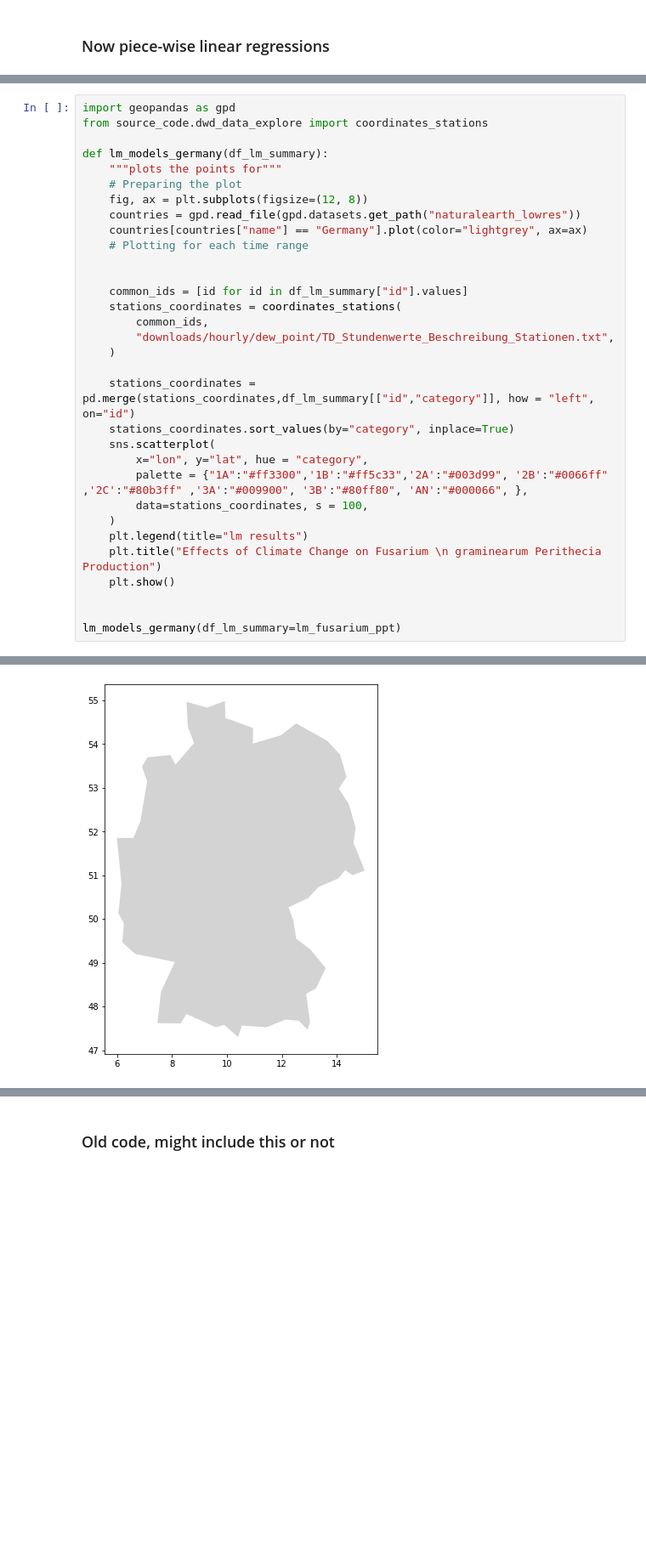
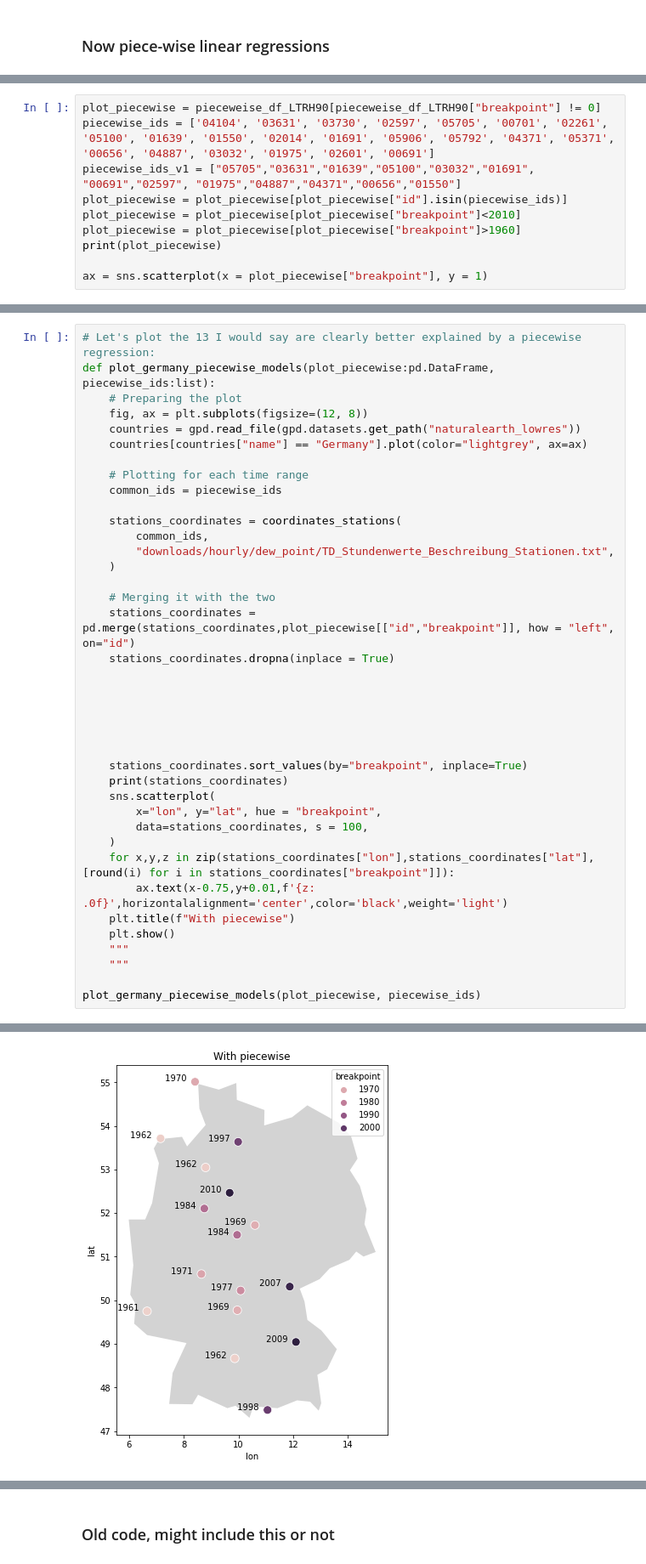
Before and after one commit to serbanradulescu/master_thesis, a Jupyter notebook: project.ipynb, the cells around one changed output, grey strips where cells are left out. Shown at 85% size. Saved outputs shown, nothing was run; the diff lists cells and outputs as text; blank space fills up the shorter version.

Commit message:
feature: progress in piecewise

```diff
--- a/project.ipynb
+++ b/project.ipynb
@@ -376,0 +505,10 @@ Davies test for existence of at least 1 breakpoint: p=0.999953 (e.g. p<0.05 mean
+# %%
+plot_piecewise = pieceweise_df_LTRH90[pieceweise_df_LTRH90["breakpoint"] != 0]
+piecewise_ids = ['04104', '03631', '03730', '02597', '05705', '00701', '02261', '05100', '01639', '01550', '02014', '01691', '05906', '05792', '04371', '05371', '00656', '04887', '03032', '01975', '02601', '00691']
+piecewise_ids_v1 = ["05705","03631","01639","05100","03032","01691", "00691","02597", "01975","04887","04371","00656","01550"]
+plot_piecewise = plot_piecewise[plot_piecewise["id"].isin(piecewise_ids)]
+plot_piecewise = plot_piecewise[plot_piecewise["breakpoint"]<2010]
+plot_piecewise = plot_piecewise[plot_piecewise["breakpoint"]>1960]
+print(plot_piecewise)
+
+ax = sns.scatterplot(x = plot_piecewise["breakpoint"], y = 1)
@@ -377,33 +538,40 @@ Davies test for existence of at least 1 breakpoint: p=0.999953 (e.g. p<0.05 mean
 # %%
-import geopandas as gpd
-from source_code.dwd_data_explore import coordinates_stations
-
-def lm_models_germany(df_lm_summary):
-    """plots the points for"""
+# Let's plot the 13 I would say are clearly better explained by a piecewise regression:
+def plot_germany_piecewise_models(plot_piecewise:pd.DataFrame, piecewise_ids:list):
     # Preparing the plot
     fig, ax = plt.subplots(figsize=(12, 8))
     countries = gpd.read_file(gpd.datasets.get_path("naturalearth_lowres"))
     countries[countries["name"] == "Germany"].plot(color="lightgrey", ax=ax)
+
     # Plotting for each time range
+    common_ids = piecewise_ids
 
-
-    common_ids = [id for id in df_lm_summary["id"].values]
     stations_coordinates = coordinates_stations(
         common_ids,
         "downloads/hourly/dew_point/TD_Stundenwerte_Beschreibung_Stationen.txt",
     )
 
-    stations_coordinates = pd.merge(stations_coordinates,df_lm_summary[["id","category"]], how = "left", on="id")
-    stations_coordinates.sort_values(by="category", inplace=True)
+    # Merging it with the two
+    stations_coordinates = pd.merge(stations_coordinates,plot_piecewise[["id","breakpoint"]], how = "left", on="id")
+    stations_coordinates.dropna(inplace = True)
+
+
+
+
+
+
+    stations_coordinates.sort_values(by="breakpoint", inplace=True)
+    print(stations_coordinates)
     sns.scatterplot(
-        x="lon", y="lat", hue = "category",
-        palette = {"1A":"#ff3300",'1B':"#ff5c33",'2A':"#003d99", '2B':"#0066ff" ,'2C':"#80b3ff" ,'3A':"#009900", '3B':"#80ff80", 'AN':"#000066", },
+        x="lon", y="lat", hue = "breakpoint",
         data=stations_coordinates, s = 100,
     )
-    plt.legend(title="lm results")
-    plt.title("Effects of Climate Change on Fusarium \n graminearum Perithecia Production")
+    for x,y,z in zip(stations_coordinates["lon"],stations_coordinates["lat"],[round(i) for i in stations_coordinates["breakpoint"]]):
+        ax.text(x-0.75,y+0.01,f'{z: .0f}',horizontalalignment='center',color='black',weight='light')
+    plt.title(f"With piecewise")
     plt.show()
+    """
+    """
 
-
-lm_models_germany(df_lm_summary=lm_fusarium_ppt)
+plot_germany_piecewise_models(plot_piecewise, piecewise_ids)
 # %% [output]
@@ -411 +595 @@ KeyError: 'id'
-[figure, old version]
+[figure, new version]
```
Also changed, not shown: parts of 37 cells of this notebook, 29 other files.
